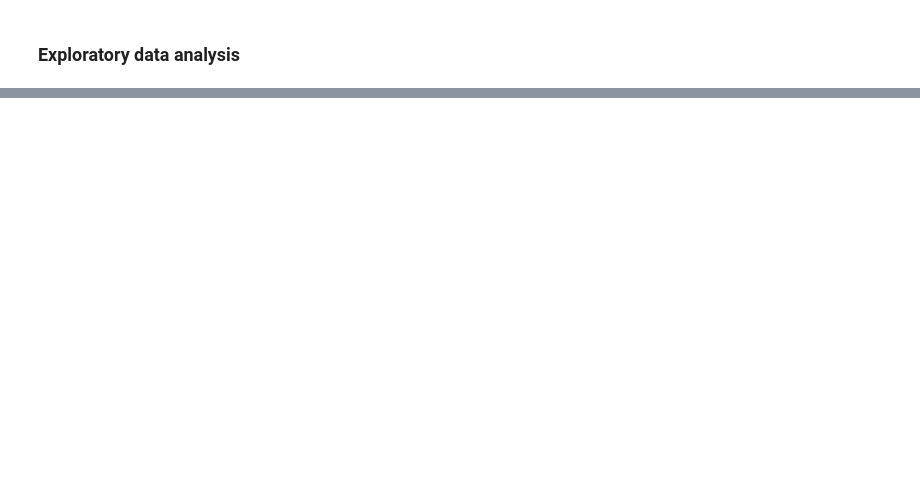
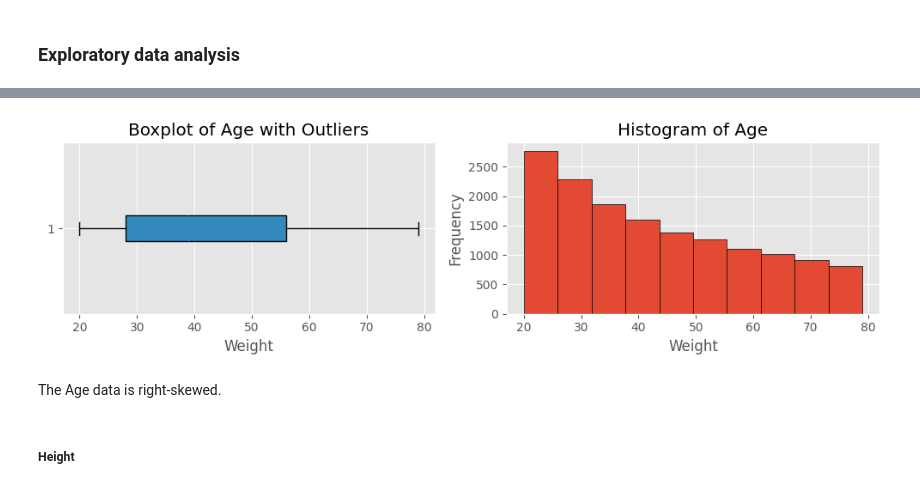
Before and after one commit to SadaruwanSRI/Analyzing-and-Predicting-Calories-Burned, a Jupyter notebook: Note_book.ipynb, the cells around one changed output, grey strips where cells are left out. Cells and saved outputs as stored; diff of their text form; code cells hidden in the pictures; blank space fills up the shorter version.

Commit message:
Data clean completed

```diff
--- a/Note_book.ipynb
+++ b/Note_book.ipynb
@@ -123,0 +99,24 @@ X_test[:,1:] = sc.transform(X_test[:,1:])
+# %%
+plt.style.use('ggplot')
+
+fig, axs = plt.subplots(1, 2, figsize=(10, 3))
+
+# Boxplot
+axs[0].boxplot(dataset['Age'], vert=False, patch_artist=True)
+axs[0].set_xlabel('Weight')
+axs[0].set_title('Boxplot of Age with Outliers')
+
+# Histogram
+axs[1].hist(dataset['Age'], bins=10, edgecolor='black')
+axs[1].set_xlabel('Weight')
+axs[1].set_ylabel('Frequency')
+axs[1].set_title('Histogram of Age')
+
+plt.tight_layout()
+plt.show()
+# %% [output]
+[figure, added]
+# %% [markdown]
+The Age data is right-skewed.
+# %% [markdown]
+##### Height
```
Also changed, not shown: parts of 62 cells of this notebook.
